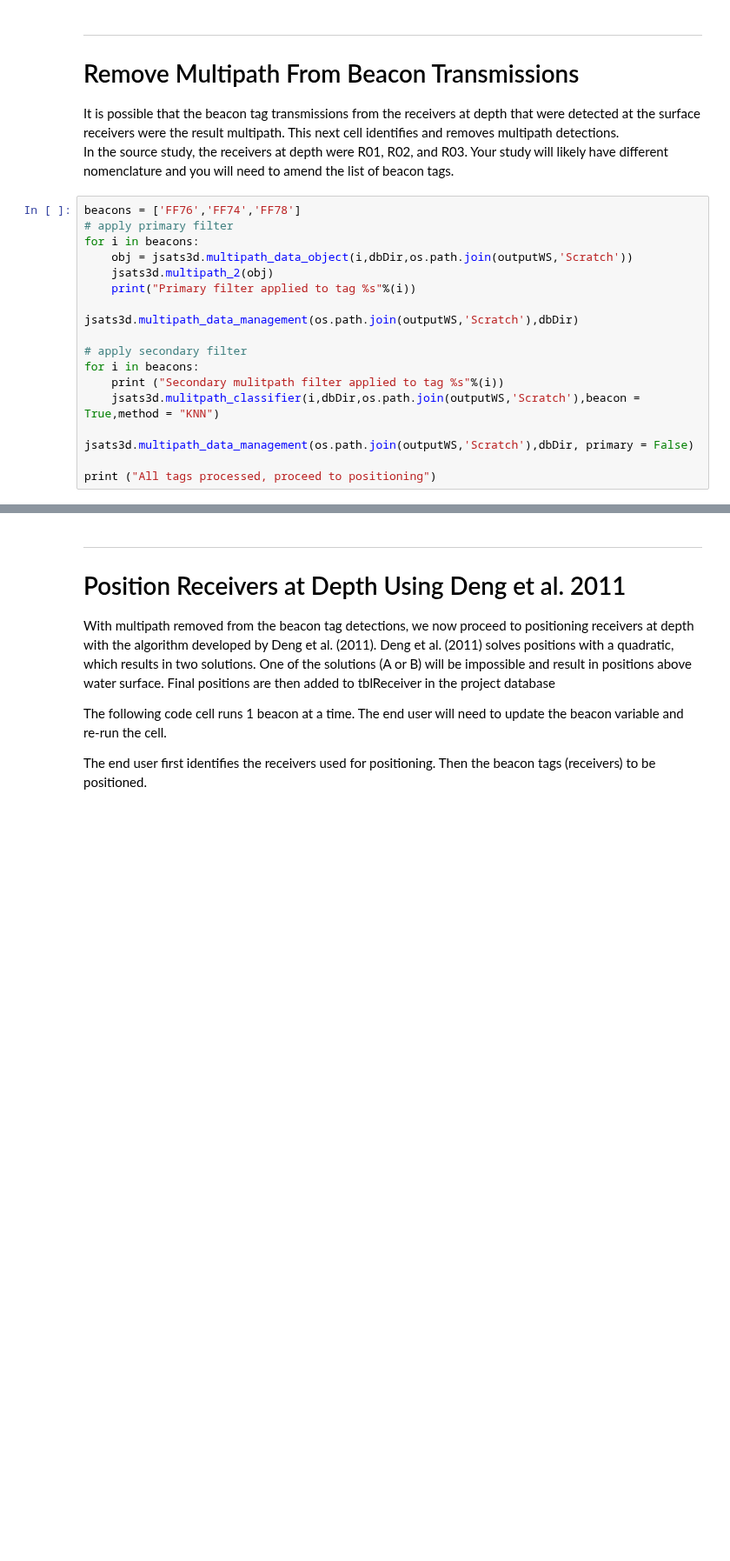
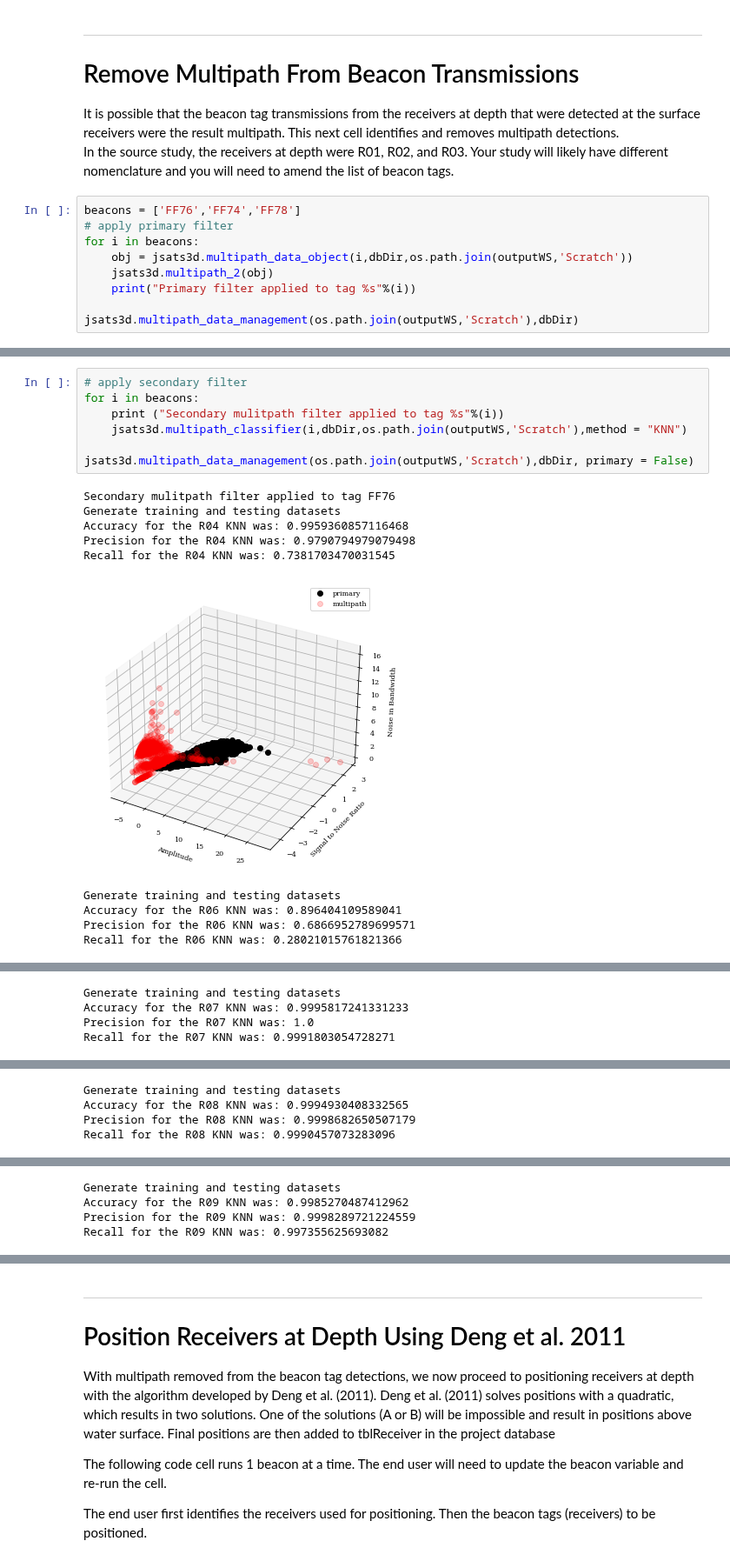
Before and after one commit to knebiolo/jsats3d, a Jupyter notebook: jsats3d_Project_Notebook.ipynb, the cells around one changed output, grey strips where cells are left out. Shown at 87% size. Cells and saved outputs as stored; diff of their text form; blank space fills up the shorter version.

```diff
--- a/jsats3d_Project_Notebook.ipynb
+++ b/jsats3d_Project_Notebook.ipynb
@@ -302,12 +379,3 @@ for i in beacons:
     print("Primary filter applied to tag %s"%(i))
 
 jsats3d.multipath_data_management(os.path.join(outputWS,'Scratch'),dbDir)
-
-# apply secondary filter
-for i in beacons:
-    print ("Secondary mulitpath filter applied to tag %s"%(i))
-    jsats3d.mulitpath_classifier(i,dbDir,os.path.join(outputWS,'Scratch'),beacon = True,method = "KNN")
-
-jsats3d.multipath_data_management(os.path.join(outputWS,'Scratch'),dbDir, primary = False)
-
-print ("All tags processed, proceed to positioning")
@@ -313,0 +388,18 @@ print ("All tags processed, proceed to positioning")
+# %%
+# apply secondary filter
+for i in beacons:
+    print ("Secondary mulitpath filter applied to tag %s"%(i))
+    jsats3d.multipath_classifier(i,dbDir,os.path.join(outputWS,'Scratch'),method = "KNN")
+
+jsats3d.multipath_data_management(os.path.join(outputWS,'Scratch'),dbDir, primary = False)
+# %% [output]
+Secondary mulitpath filter applied to tag FF76
+Generate training and testing datasets
+Accuracy for the R04 KNN was: 0.9959360857116468
+Precision for the R04 KNN was: 0.9790794979079498
+Recall for the R04 KNN was: 0.7381703470031545
+[figure, added]
+Generate training and testing datasets
+Accuracy for the R06 KNN was: 0.896404109589041
+Precision for the R06 KNN was: 0.6866952789699571
+Recall for the R06 KNN was: 0.28021015761821366
@@ -313,0 +407,4 @@ print ("All tags processed, proceed to positioning")
+Generate training and testing datasets
+Accuracy for the R07 KNN was: 0.9995817241331233
+Precision for the R07 KNN was: 1.0
+Recall for the R07 KNN was: 0.9991803054728271
@@ -313,0 +412,4 @@ print ("All tags processed, proceed to positioning")
+Generate training and testing datasets
+Accuracy for the R08 KNN was: 0.9994930408332565
+Precision for the R08 KNN was: 0.9998682650507179
+Recall for the R08 KNN was: 0.9990457073283096
@@ -313,0 +417,4 @@ print ("All tags processed, proceed to positioning")
+Generate training and testing datasets
+Accuracy for the R09 KNN was: 0.9985270487412962
+Precision for the R09 KNN was: 0.9998289721224559
+Recall for the R09 KNN was: 0.997355625693082
```
Also changed, not shown: parts of 29 cells of this notebook, 6 other files.
